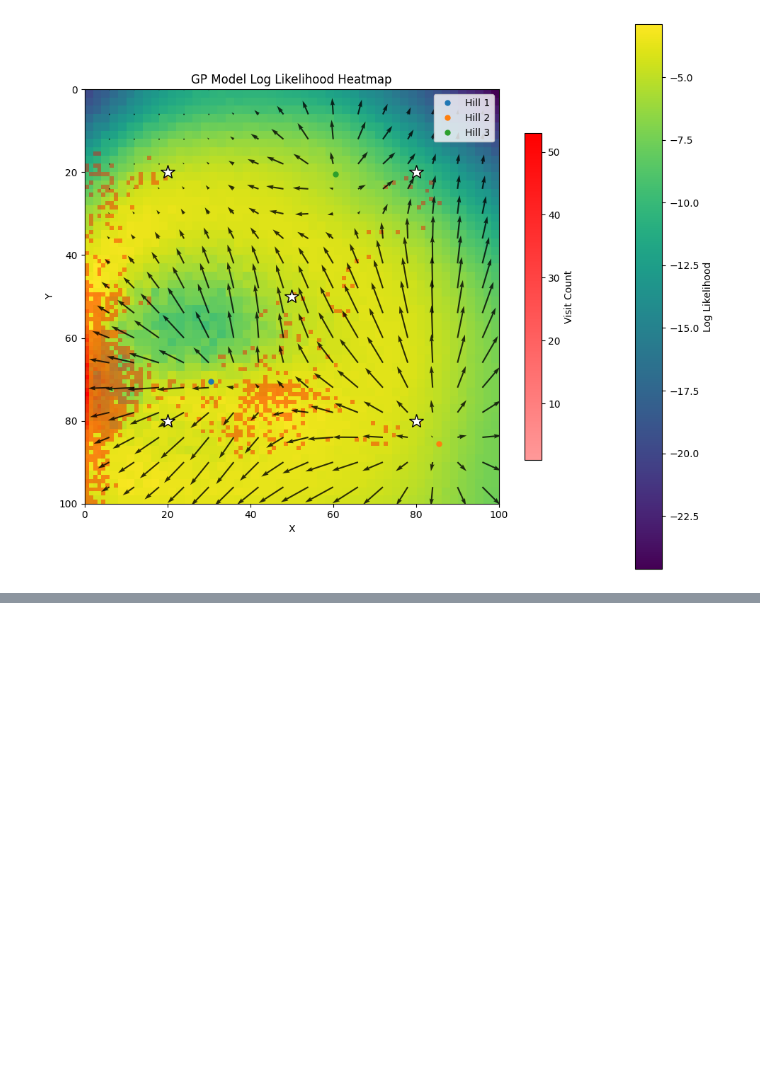
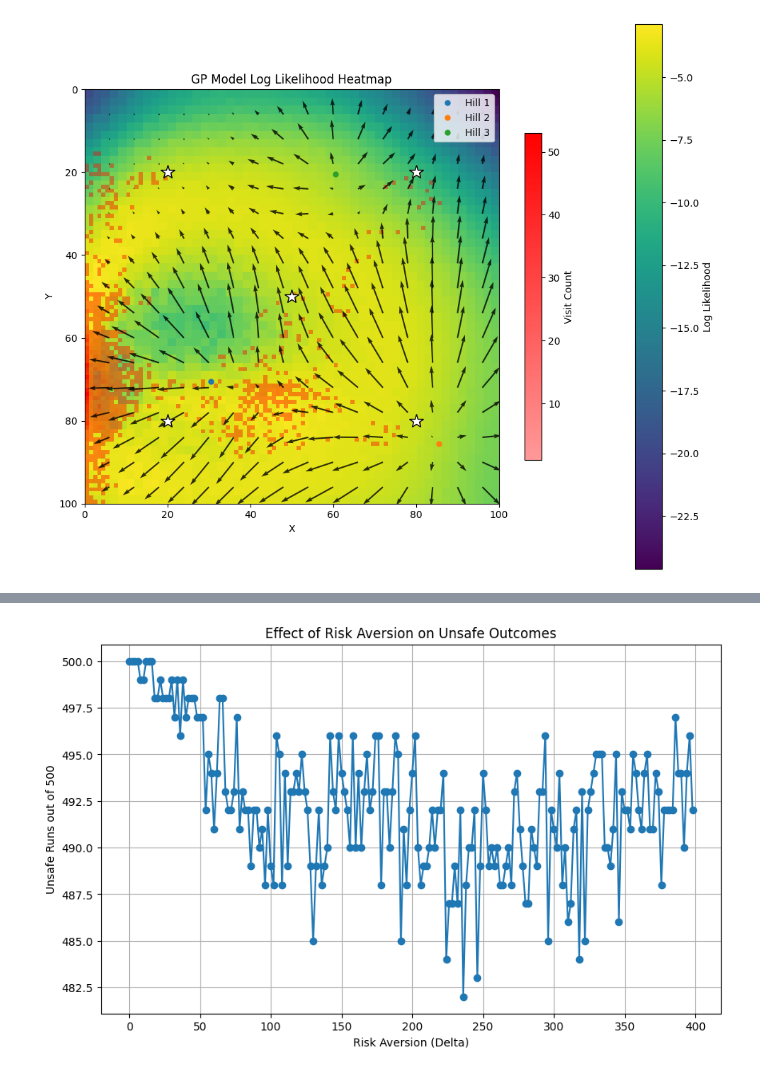
Before and after one commit to ThijsvSchaik/BayesianRLunderUncertainty, a Jupyter notebook: notebooks/shield_setup.ipynb, the cells around one changed output, grey strips where cells are left out. Saved outputs shown, nothing was run; the diff lists cells and outputs as text; code cells hidden in the pictures; blank space fills up the shorter version.

```diff
--- a/notebooks/shield_setup.ipynb
+++ b/notebooks/shield_setup.ipynb
@@ -788,0 +958,31 @@ plt.show()
+# %%
+from tqdm import tqdm
+RUNS_PER_Q = 500
+
+start_state = (0, 0)
+
+unsafe_counts = []
+
+for i, new_Q in enumerate(tqdm(new_Qs, desc="Evaluating risk-adjusted policies")):
+    unsafe_count = 0
+    for run in range(RUNS_PER_Q):
+        s = start_state
+        for step in range(MAX_STEPS):
+            x, y = s
+            a_index = np.argmax(new_Q[x, y, :])
+            a = list(actions.values())[a_index]
+            s = env.transition(s, a)
+            if env.unsafe_mask[s]:
+                unsafe_count += 1
+                break
+    unsafe_counts.append(unsafe_count)
+
+plt.figure(figsize=(10, 6))
+plt.plot(risk_aversions, unsafe_counts, marker='o')
+plt.xlabel('Risk Aversion (Delta)')
+plt.ylabel(f'Unsafe Runs out of {RUNS_PER_Q}')
+plt.title('Effect of Risk Aversion on Unsafe Outcomes')
+plt.grid(True)
+plt.show()
+# %% [output]
+[figure, added]
```
Also changed, not shown: parts of 16 cells of this notebook, 8 other files.
